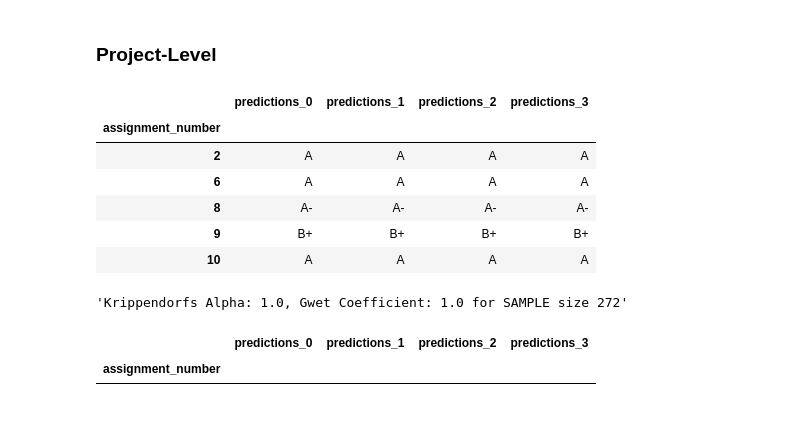
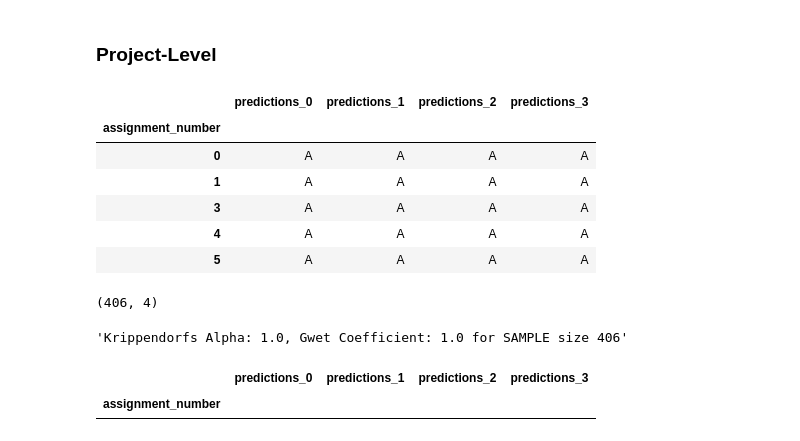
Before and after one commit to m-messer/Grading-Documentation-with-Machine-Learning, a Jupyter notebook: consistency/results.ipynb, the cells around one changed output. Cells and saved outputs as stored; diff of their text form; code cells hidden in the pictures.

```diff
--- a/consistency/results.ipynb
+++ b/consistency/results.ipynb
@@ -6,7 +7,7 @@ import seaborn as sns
 # %% [markdown]
 ### Consistency Post Processing
 # %%
-SAMPLE_SIZE = 272
+SAMPLE_SIZE = 406
 df = pd.read_csv(f'../data/consistency_grades_{SAMPLE_SIZE}_sample.csv')
 df = df.drop(columns=['Unnamed: 0'])
 df['predictions_0'] = pd.Categorical(df['predictions_0'], ['F', 'D-', 'D', 'D+', 'C-', 'C', 'C+', 'B-', 'B', 'B+', 'A-', 'A', 'A+', 'A++'], ordered=True)
@@ -56,27 +66,36 @@ df[(df['predictions_0'] != df['predictions_1']) & (df['predictions_1'] != df['pr
 # %%
 def consensus(group):
     consensus_dict = {}
     for grade in group:
         if grade not in consensus_dict:
             consensus_dict[grade] = 1
         else:
             consensus_dict[grade] += 1
+
     return max(consensus_dict, key=consensus_dict.get)
 
 project_df = df.copy()
 project_df = project_df.dropna()
-project_df = project_df[['assignment_number', 'predictions_0', 'predictions_1', 'predictions_2', 'predictions_3']].groupby('assignment_number').agg(consensus)
-project_df.head()
+project_pred_df = project_df[['assignment_number', 'predictions_0', 'predictions_1', 'predictions_2', 'predictions_3']].groupby('assignment_number').agg(consensus)
+
+if SAMPLE_SIZE == 272:
+    project_graded_df = project_df[['assignment_number', 'grade', 'predictions_0', 'predictions_1', 'predictions_2', 'predictions_3']].groupby('assignment_number').agg(consensus)
+
+project_pred_df.head()
 # %% [output]
 |  | predictions_0 | predictions_1 | predictions_2 | predictions_3 |
 | assignment_number |  |  |  |  |
-| 2 | A | A | A | A |
-| 6 | A | A | A | A |
-| 8 | A- | A- | A- | A- |
-| 9 | B+ | B+ | B+ | B+ |
-| 10 | A | A | A | A |
+| 0 | A | A | A | A |
+| 1 | A | A | A | A |
+| 3 | A | A | A | A |
+| 4 | A | A | A | A |
+| 5 | A | A | A | A |
+# %%
+project_pred_df.shape
+# %% [output]
+(406, 4)
 # %%
-irr_results(project_df)
+irr_results(project_pred_df)
 # %% [output]
-'Krippendorfs Alpha: 1.0, Gwet Coefficient: 1.0 for SAMPLE size 272'
+'Krippendorfs Alpha: 1.0, Gwet Coefficient: 1.0 for SAMPLE size 406'
 # %%
```
Also changed, not shown: parts of 18 cells of this notebook, 1 other file.
